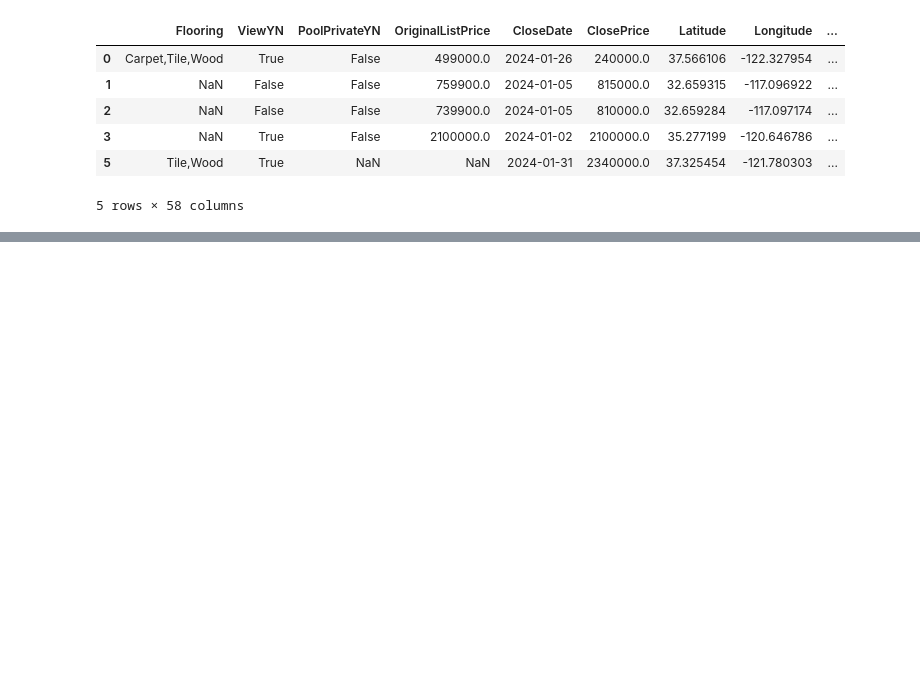
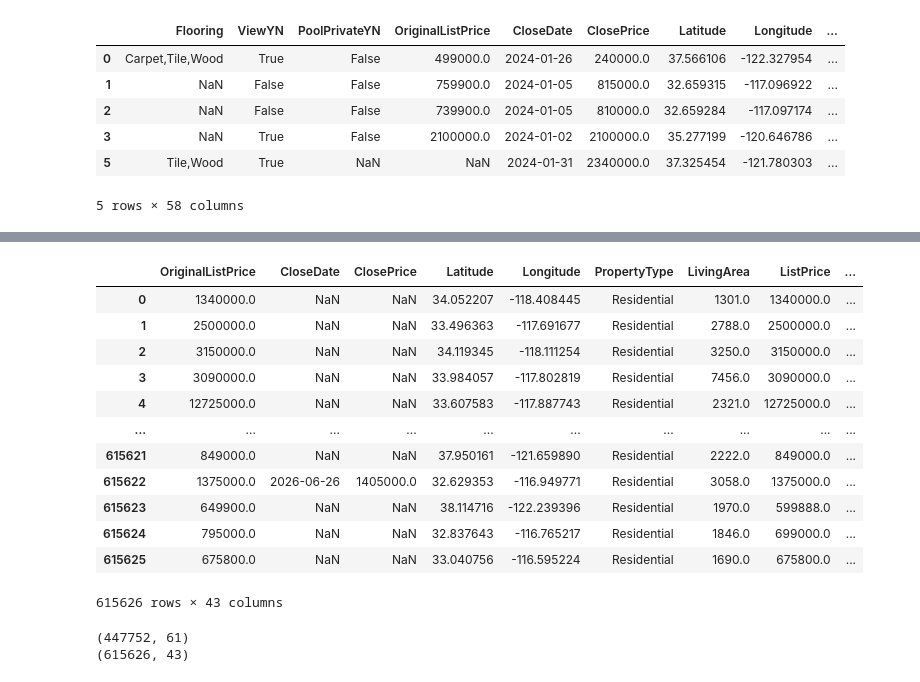
Before and after one commit to rsm-hstseng/IDXExchange-summer-da49, a Jupyter notebook: EDA.ipynb, the cells around one changed output, grey strips where cells are left out. Cells and saved outputs as stored; diff of their text form; code cells hidden in the pictures; blank space fills up the shorter version.

```diff
--- a/EDA.ipynb
+++ b/EDA.ipynb
@@ -1699,0 +1953,29 @@ sold_clean.head(5)
+# %%
+listing_clean
+# %% [output]
+|  | OriginalListPrice | CloseDate | ClosePrice | Latitude | Longitude | PropertyType | LivingArea | ListPrice | ... |
+| 0 | 1340000.0 | NaN | NaN | 34.052207 | -118.408445 | Residential | 1301.0 | 1340000.0 | ... |
+| 1 | 2500000.0 | NaN | NaN | 33.496363 | -117.691677 | Residential | 2788.0 | 2500000.0 | ... |
+| 2 | 3150000.0 | NaN | NaN | 34.119345 | -118.111254 | Residential | 3250.0 | 3150000.0 | ... |
+| 3 | 3090000.0 | NaN | NaN | 33.984057 | -117.802819 | Residential | 7456.0 | 3090000.0 | ... |
+| 4 | 12725000.0 | NaN | NaN | 33.607583 | -117.887743 | Residential | 2321.0 | 12725000.0 | ... |
+| ... | ... | ... | ... | ... | ... | ... | ... | ... | ... |
+| 615621 | 849000.0 | NaN | NaN | 37.950161 | -121.659890 | Residential | 2222.0 | 849000.0 | ... |
+| 615622 | 1375000.0 | 2026-06-26 | 1405000.0 | 32.629353 | -116.949771 | Residential | 3058.0 | 1375000.0 | ... |
+| 615623 | 649900.0 | NaN | NaN | 38.114716 | -122.239396 | Residential | 1970.0 | 599888.0 | ... |
+| 615624 | 795000.0 | NaN | NaN | 32.837643 | -116.765217 | Residential | 1846.0 | 699000.0 | ... |
+| 615625 | 675800.0 | NaN | NaN | 33.040756 | -116.595224 | Residential | 1690.0 | 675800.0 | ... |
+615626 rows × 43 columns
+# %%
+print(sold_clean.shape)
+print(listing_clean.shape)
+# transfer datetime columns
+date_cols = ["ListingContractDate", "PurchaseContractDate", "CloseDate"]
+for col in date_cols:
+    sold_clean[col] = pd.to_datetime(sold_clean[col], errors="coerce")
+sold_clean = sold_clean.drop(
+    columns=["ListingDate_dt", "CloseDate_dt"], errors="ignore"
+)
+# %% [output]
+(447752, 61)
+(615626, 43)
```
Also changed, not shown: parts of 29 cells of this notebook.
